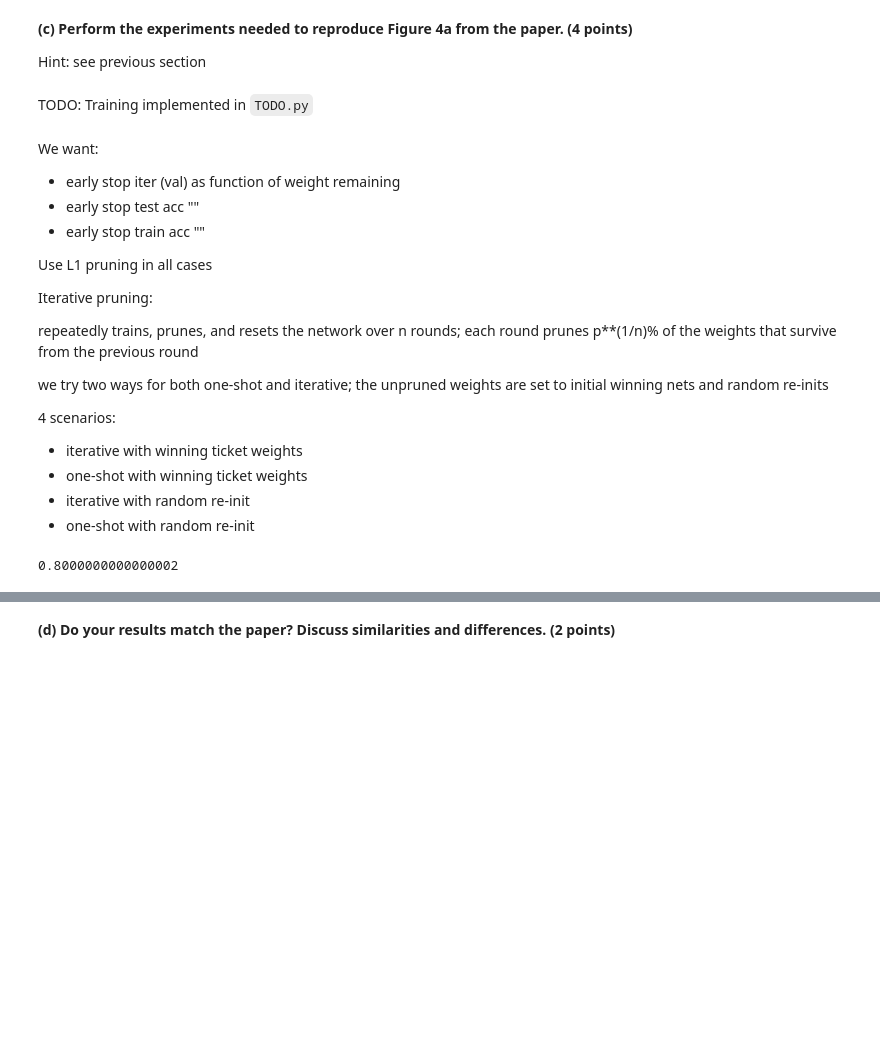
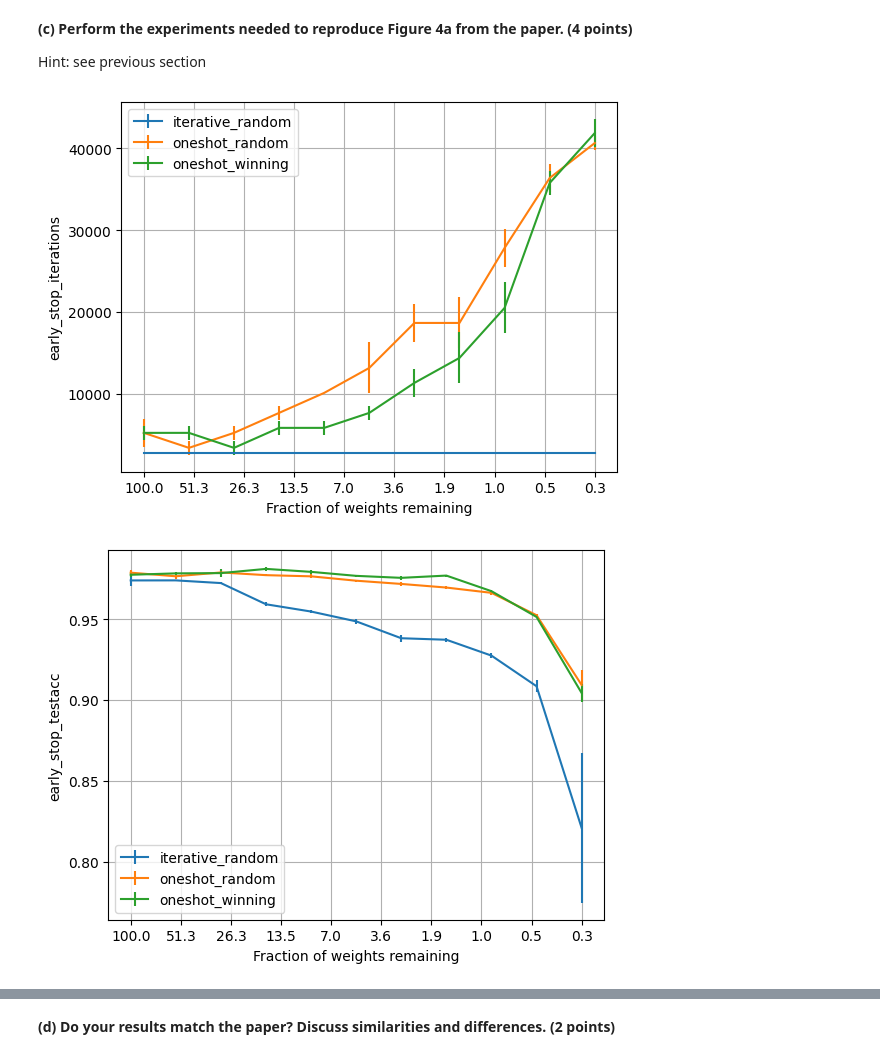
Before and after one commit to researcherofreality/DL_ass7, a Jupyter notebook: dl-assignment-7.ipynb, the cells around one changed output, grey strips where cells are left out. Drawn from its saved outputs; the diff is of its cells as text; code cells hidden in the pictures; blank space fills up the shorter version.

```diff
--- a/dl-assignment-7.ipynb
+++ b/dl-assignment-7.ipynb
@@ -569,32 +681,3 @@ TODO: Function implemented as: `TODO` in `dl_assignment_7_common.py`
 **(c) Perform the experiments needed to reproduce Figure 4a from the paper.<span style="float:right"> (4 points)</span>**
 
 Hint: see previous section
-# %% [markdown]
-TODO: Training implemented in `TODO.py`
-# %% [markdown]
-We want:
-- early stop iter (val) as function of weight remaining
-- early stop test acc       ""
-- early stop train acc      ""
-
-Use L1 pruning in all cases
-
-Iterative pruning:
-
-repeatedly trains, prunes, and resets the network over n rounds; each round prunes p**(1/n)% of the weights that survive from the previous round
-
-we try two ways for both one-shot and iterative; the unpruned weights are set to initial winning nets and random re-inits
-
-
-4 scenarios:
-- iterative with winning ticket weights
-- one-shot with winning ticket weights
-- iterative with random re-init
-- one-shot with random re-init
-# %%
-p = 0.8
-n = 3
-
-(p**(1/n))**3
-# %% [output]
-0.8000000000000002
@@ -602,0 +684,26 @@ n = 3
+# %%
+observables = ['early_stop_iterations', 'early_stop_testacc','early_stop_trainacc']
+strategies = ['iterative_random','oneshot_random','oneshot_winning'] # ['iterative_winning']
+
+x_tick_values = np.array([100, 51.3, 26.3, 13.5, 7.0, 3.6,1.9, 1, 0.5, 0.3])
+
+for observable in observables:
+    plt.xticks(ticks=np.linspace(0, len(x_tick_values) - 1, num=len(x_tick_values)), labels=[str(val) for val in x_tick_values])
+    for strategy in strategies:
+
+        data = np.loadtxt(f'./results/{strategy}/{observable}_{strategy}.txt')
+        frac_remaining = data[:,0]
+        data = data[:,1:]
+        data_avg = np.mean(data, axis=1)
+        data_std = np.std(data, axis=1)
+        x_positions = np.linspace(start=0, stop=len(x_tick_values) - 1, num=len(frac_remaining))
+        plt.errorbar(x_positions, data_avg, yerr=data_std, label=strategy)
+
+    plt.xlabel('Fraction of weights remaining')
+    plt.ylabel(observable)
+    plt.legend()
+    plt.grid()
+    plt.show()
+# %% [output]
+[figure, added]
+[figure, added]
```
Also changed, not shown: parts of 22 cells of this notebook, 25 other files.
